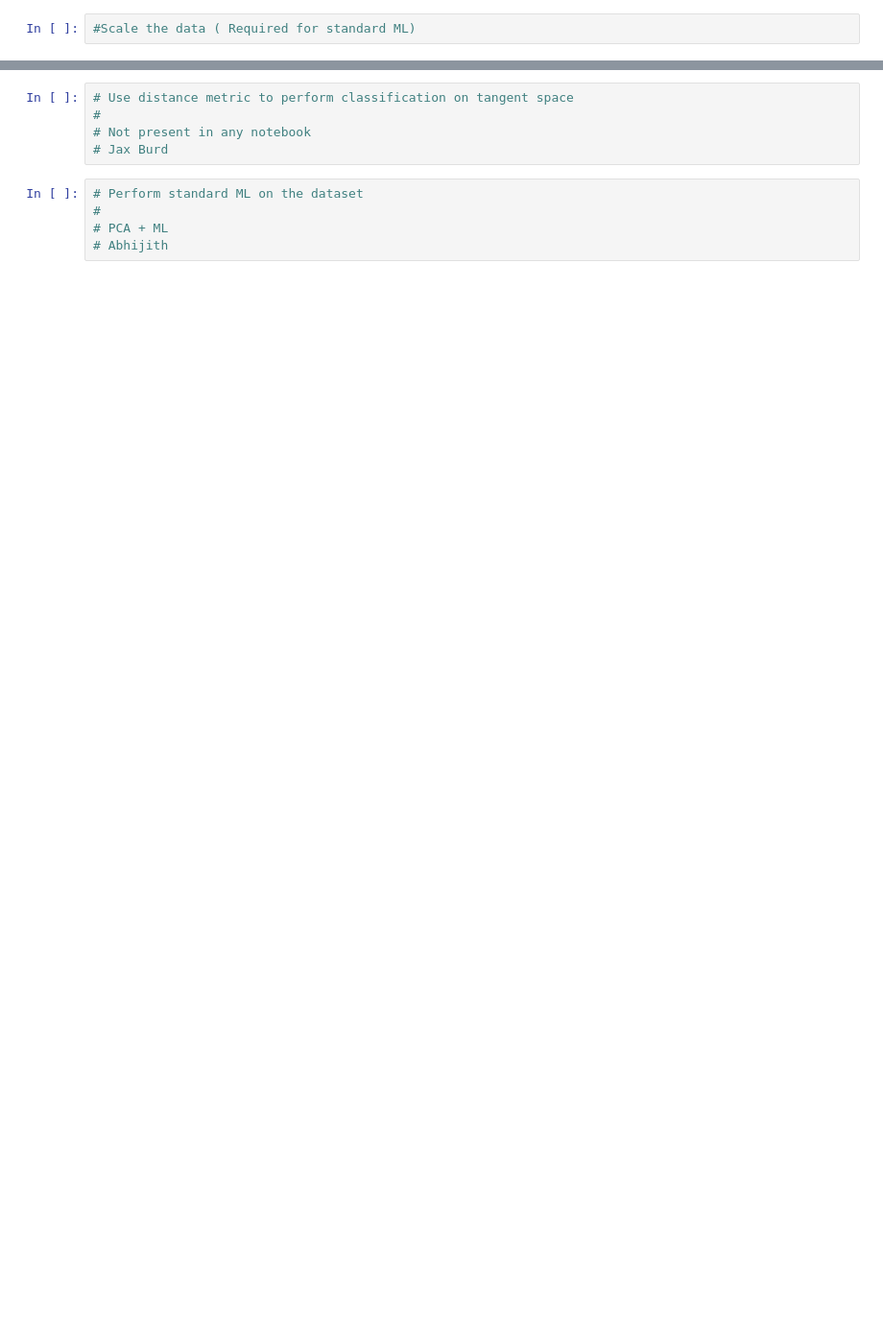
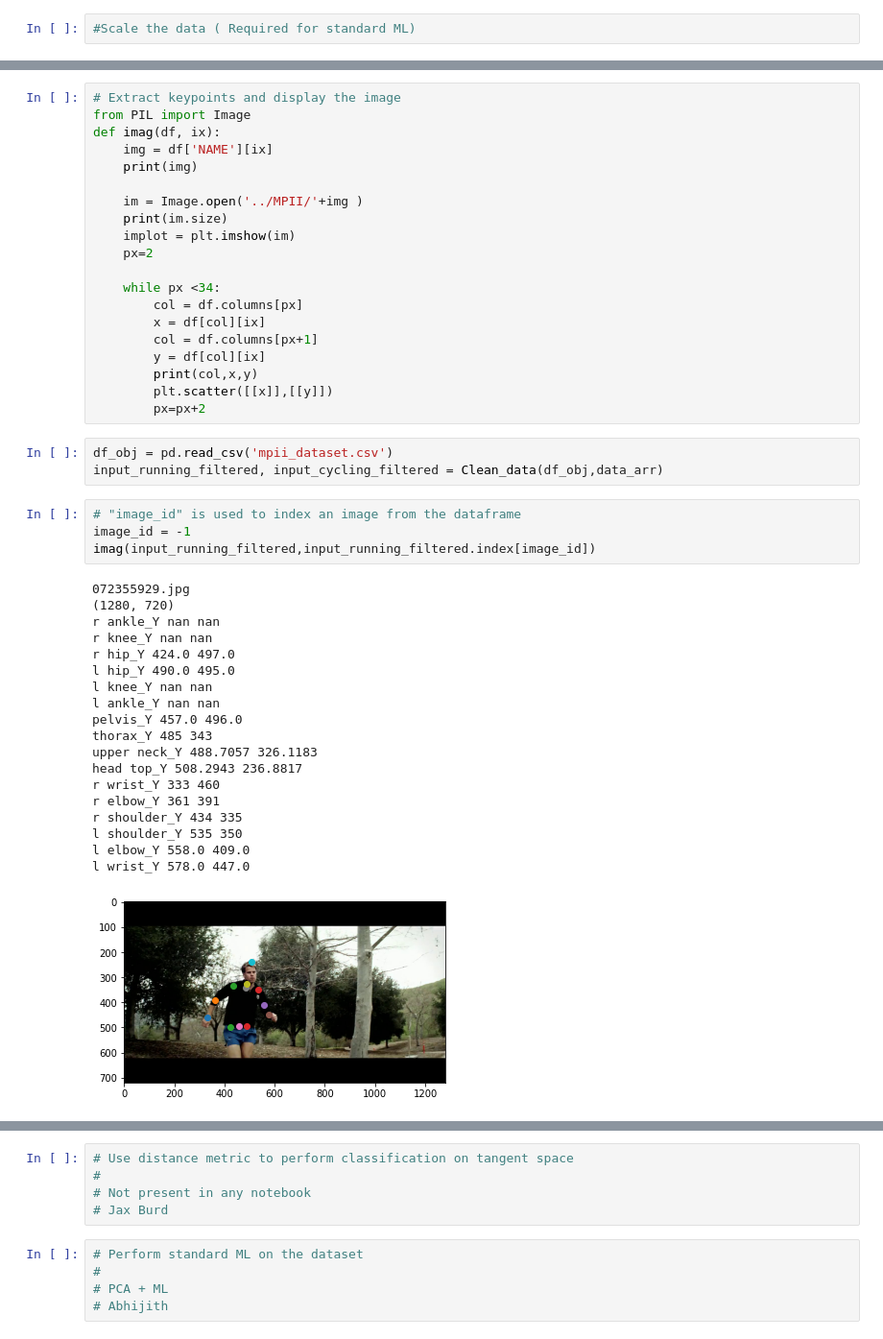
Before and after one commit to abhijithatreyat/geomstats_project, a Jupyter notebook: notebook_hw4.ipynb, the cells around one changed output, grey strips where cells are left out. Shown at 96% size. Drawn from its saved outputs; the diff is of its cells as text; blank space fills up the shorter version.

```diff
--- a/notebook_hw4.ipynb
+++ b/notebook_hw4.ipynb
@@ -143,0 +140,47 @@ spd_input_np = spd_input.to_numpy()
+# %%
+# Extract keypoints and display the image
+from PIL import Image
+def imag(df, ix):
+    img = df['NAME'][ix]
+    print(img)
+
+    im = Image.open('../MPII/'+img )
+    print(im.size)
+    implot = plt.imshow(im)
+    px=2
+
+    while px <34:
+        col = df.columns[px]
+        x = df[col][ix]
+        col = df.columns[px+1]
+        y = df[col][ix]
+        print(col,x,y)
+        plt.scatter([[x]],[[y]])
+        px=px+2
+# %%
+df_obj = pd.read_csv('mpii_dataset.csv')
+input_running_filtered, input_cycling_filtered = Clean_data(df_obj,data_arr)
+# %%
+# "image_id" is used to index an image from the dataframe
+image_id = -1
+imag(input_running_filtered,input_running_filtered.index[image_id])
+# %% [output]
+072355929.jpg
+(1280, 720)
+r ankle_Y nan nan
+r knee_Y nan nan
+r hip_Y 424.0 497.0
+l hip_Y 490.0 495.0
+l knee_Y nan nan
+l ankle_Y nan nan
+pelvis_Y 457.0 496.0
+thorax_Y 485 343
+upper neck_Y 488.7057 326.1183
+head top_Y 508.2943 236.8817
+r wrist_Y 333 460
+r elbow_Y 361 391
+r shoulder_Y 434 335
+l shoulder_Y 535 350
+l elbow_Y 558.0 409.0
+l wrist_Y 578.0 447.0
+[figure, added]
```
Also changed, not shown: parts of 9 cells of this notebook, 1 other file.
